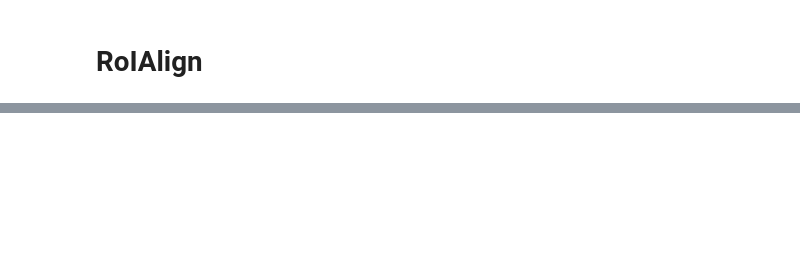
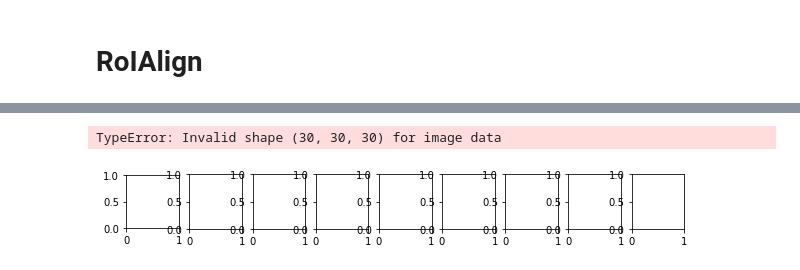
Before and after one commit to FredrikM97/Medical-ROI, a Jupyter notebook: notebooks/04 - segmentation.ipynb, the cells around one changed output, grey strips where cells are left out. Saved outputs shown, nothing was run; the diff lists cells and outputs as text; code cells hidden in the pictures; blank space fills up the shorter version.

```diff
--- a/notebooks/04 - segmentation.ipynb
+++ b/notebooks/04 - segmentation.ipynb
@@ -429,0 +235,5 @@ torch.Size([6, 40, 40, 10])
+# %%
+segmentation.display(tensor2numpy(image_rois.squeeze(1))[0],step=1) #.transpose(2,1,0)
+# %% [output]
+TypeError: Invalid shape (30, 30, 30) for image data
+[figure, added]
```
Also changed, not shown: parts of 52 cells of this notebook, 1 other file.
